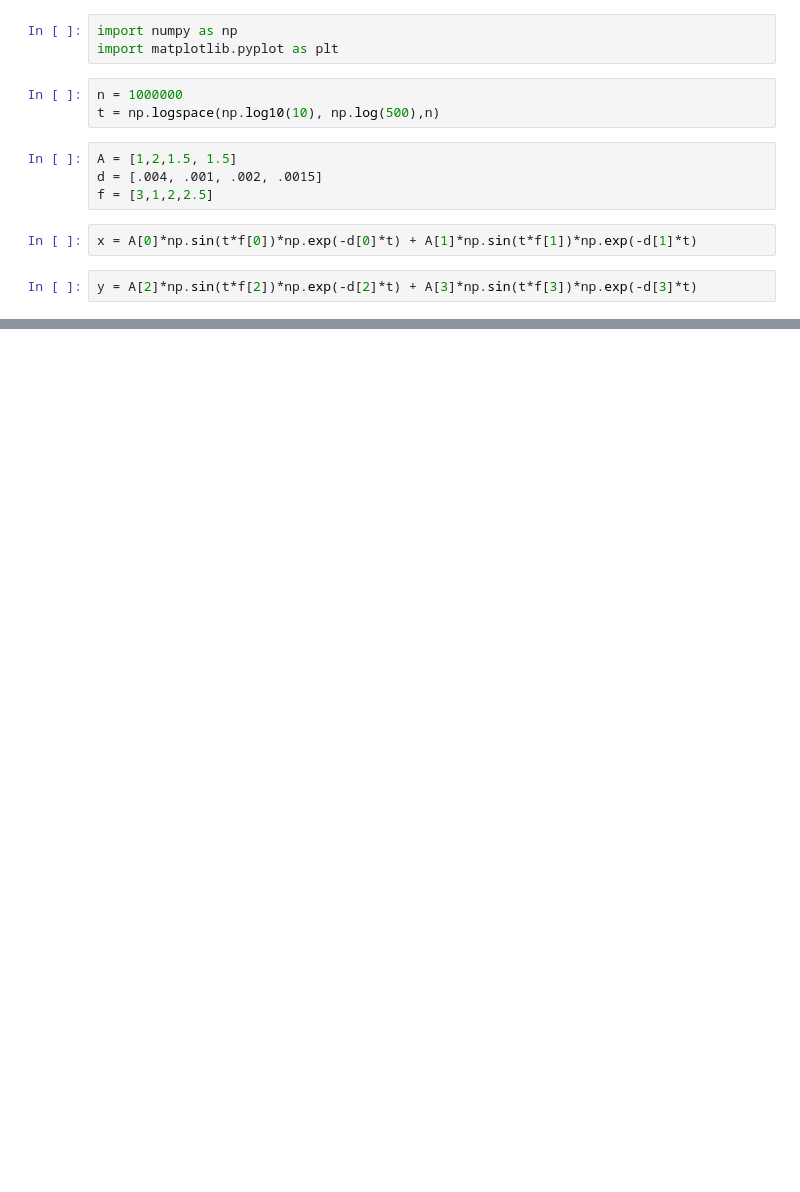
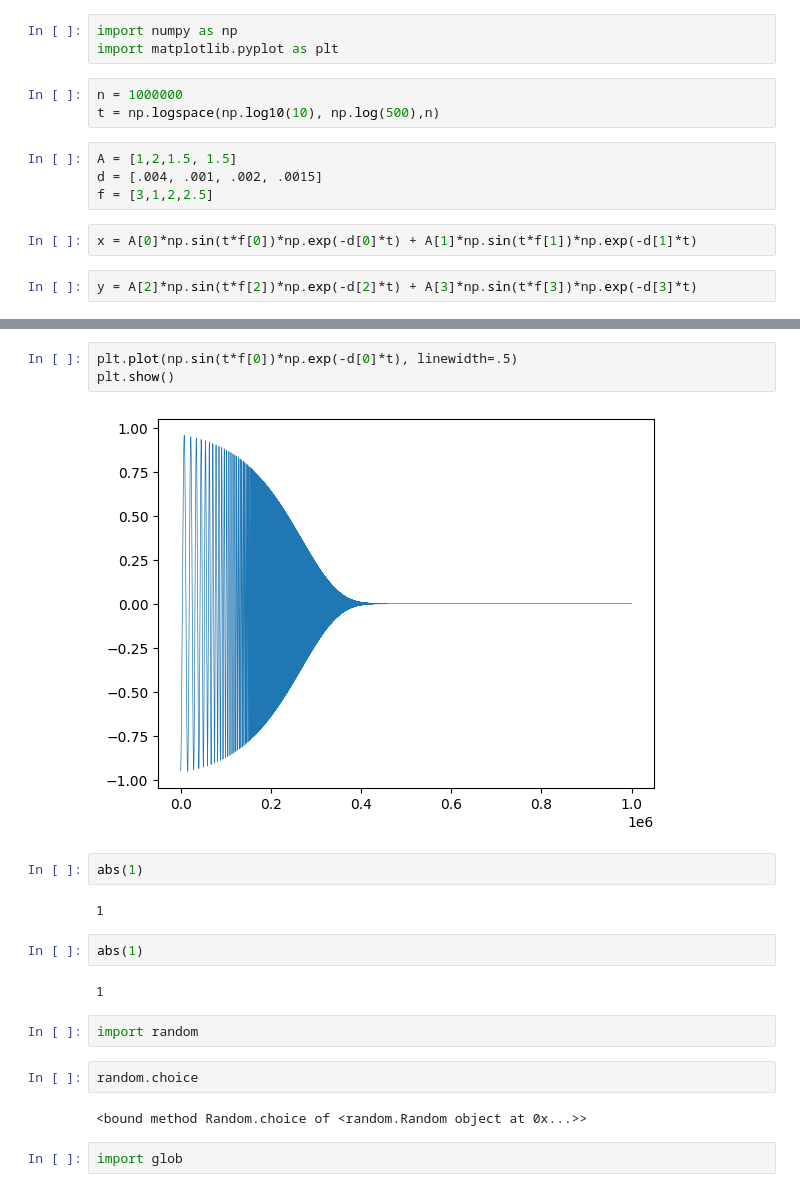
Before and after one commit to yaowenqiang/master_math_by_coding_in_python, a Jupyter notebook: harmonograph.ipynb, the cells around one changed output, grey strips where cells are left out. Cells and saved outputs as stored; diff of their text form; blank space fills up the shorter version.

```diff
--- a/harmonograph.ipynb
+++ b/harmonograph.ipynb
@@ -21,0 +21,21 @@ plt.show()
+# %%
+plt.plot(np.sin(t*f[0])*np.exp(-d[0]*t), linewidth=.5)
+plt.show()
+# %% [output]
+[figure, added]
+# %%
+abs(1)
+# %% [output]
+1
+# %%
+abs(1)
+# %% [output]
+1
+# %%
+import random
+# %%
+random.choice
+# %% [output]
+<bound method Random.choice of <random.Random object at 0x...>>
+# %%
+import glob
```
Also changed, not shown: parts of 8 cells of this notebook, 1 other file.
